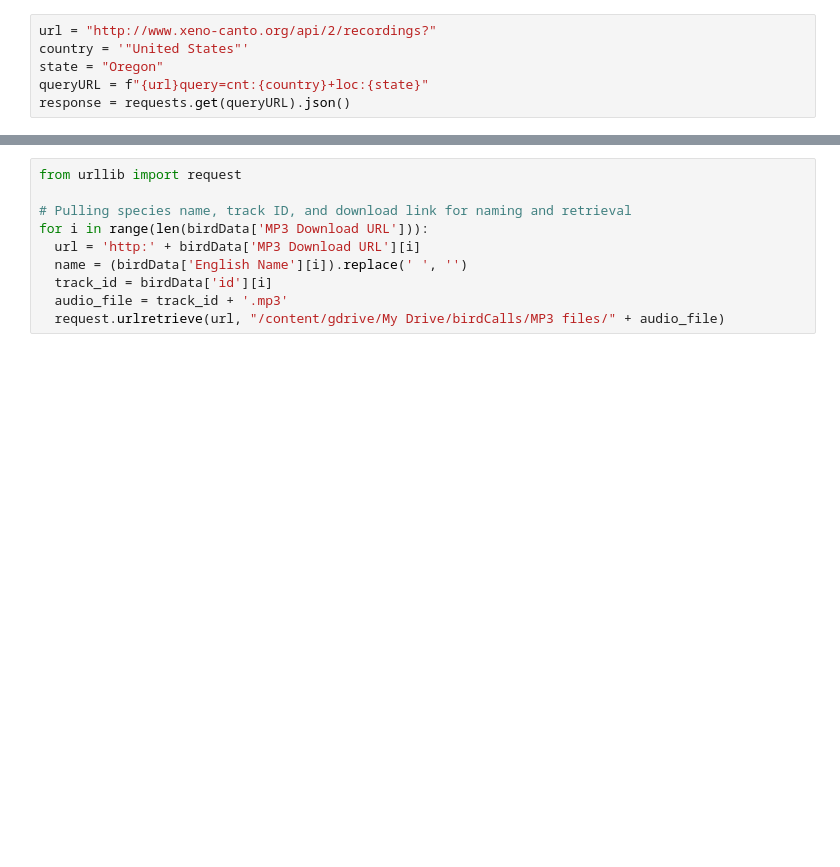
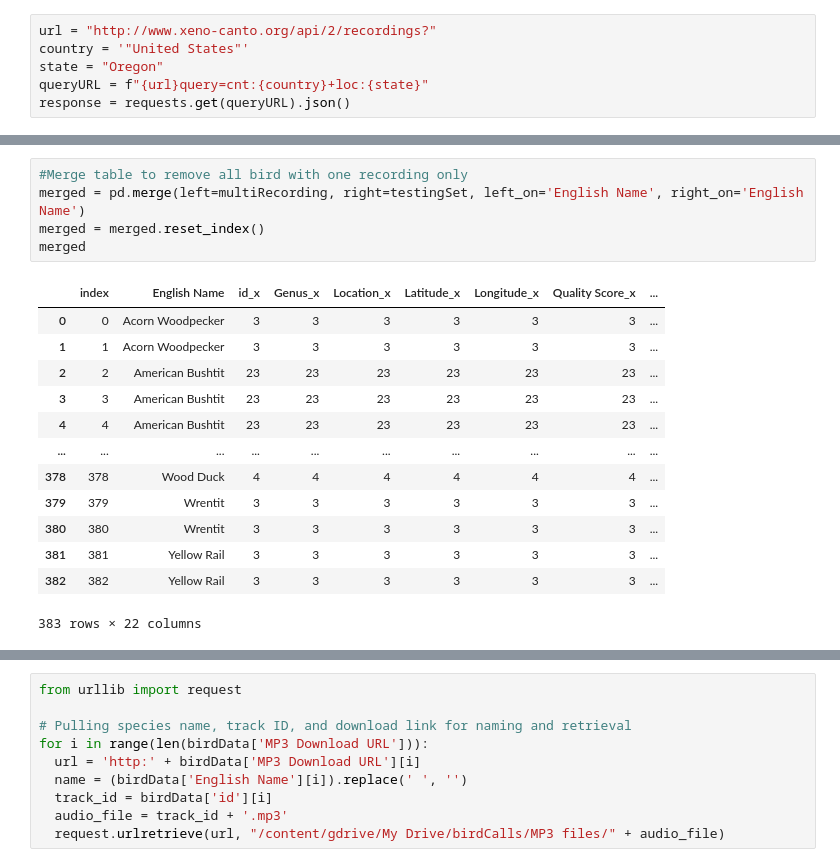
Before and after one commit to irisarn/birdCalls, a Jupyter notebook: API_calls.ipynb, the cells around one changed output, grey strips where cells are left out. Saved outputs shown, nothing was run; the diff lists cells and outputs as text; blank space fills up the shorter version.

```diff
--- a/API_calls.ipynb
+++ b/API_calls.ipynb
@@ -119,0 +306,19 @@ drive.mount('/content/gdrive')
+# %%
+#Merge table to remove all bird with one recording only
+merged = pd.merge(left=multiRecording, right=testingSet, left_on='English Name', right_on='English Name')
+merged = merged.reset_index()
+merged
+# %% [output]
+|  | index | English Name | id_x | Genus_x | Location_x | Latitude_x | Longitude_x | Quality Score_x | ... |
+| 0 | 0 | Acorn Woodpecker | 3 | 3 | 3 | 3 | 3 | 3 | ... |
+| 1 | 1 | Acorn Woodpecker | 3 | 3 | 3 | 3 | 3 | 3 | ... |
+| 2 | 2 | American Bushtit | 23 | 23 | 23 | 23 | 23 | 23 | ... |
+| 3 | 3 | American Bushtit | 23 | 23 | 23 | 23 | 23 | 23 | ... |
+| 4 | 4 | American Bushtit | 23 | 23 | 23 | 23 | 23 | 23 | ... |
+| ... | ... | ... | ... | ... | ... | ... | ... | ... | ... |
+| 378 | 378 | Wood Duck | 4 | 4 | 4 | 4 | 4 | 4 | ... |
+| 379 | 379 | Wrentit | 3 | 3 | 3 | 3 | 3 | 3 | ... |
+| 380 | 380 | Wrentit | 3 | 3 | 3 | 3 | 3 | 3 | ... |
+| 381 | 381 | Yellow Rail | 3 | 3 | 3 | 3 | 3 | 3 | ... |
+| 382 | 382 | Yellow Rail | 3 | 3 | 3 | 3 | 3 | 3 | ... |
+383 rows × 22 columns
```
Also changed, not shown: parts of 18 cells of this notebook, 6 other files.
